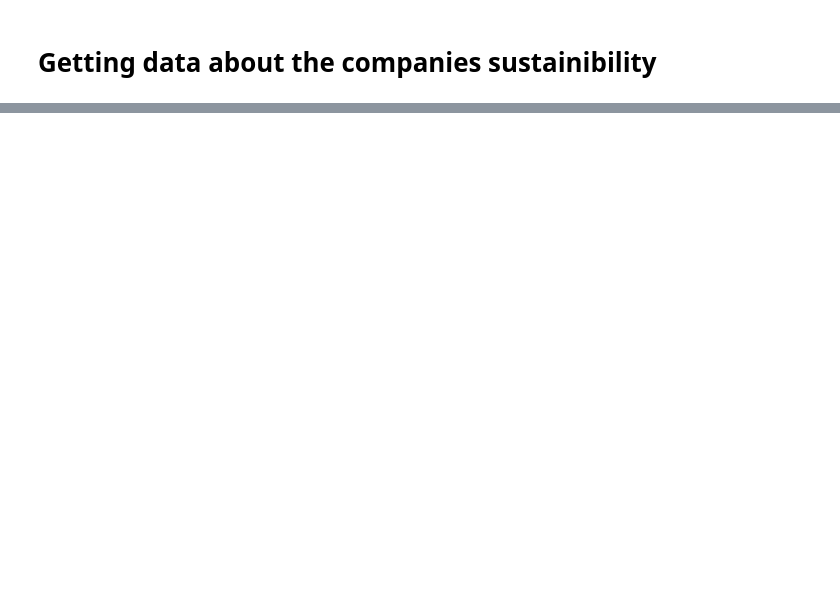
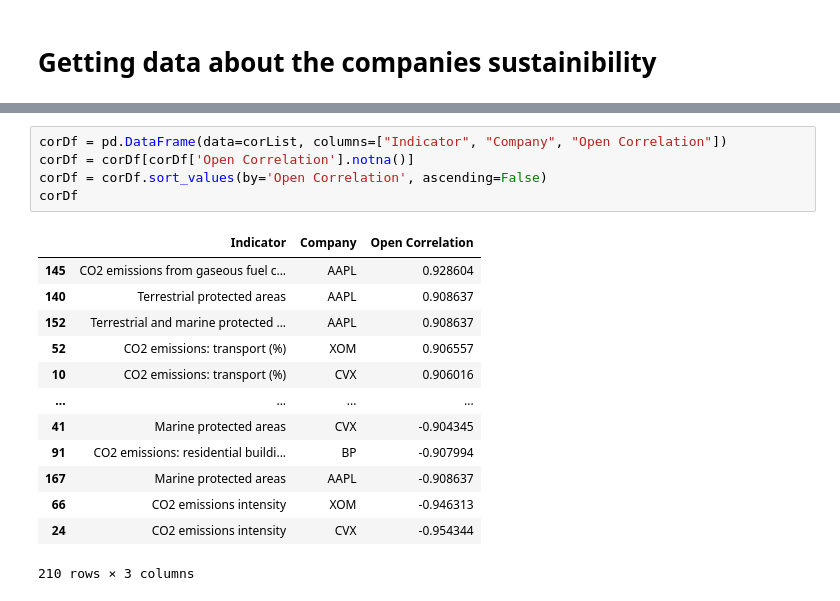
Before and after one commit to banrovegrie/Nostradamus, a Jupyter notebook: src/Nostradamus.ipynb, the cells around one changed output, grey strips where cells are left out. Cells and saved outputs as stored; diff of their text form; blank space fills up the shorter version.

```diff
--- a/src/Nostradamus.ipynb
+++ b/src/Nostradamus.ipynb
@@ -360,0 +403,19 @@ See the caveats in the documentation: https://pandas.pydata.org/pandas-docs/stab
+# %%
+corDf = pd.DataFrame(data=corList, columns=["Indicator", "Company", "Open Correlation"])
+corDf = corDf[corDf['Open Correlation'].notna()]
+corDf = corDf.sort_values(by='Open Correlation', ascending=False)
+corDf
+# %% [output]
+|  | Indicator | Company | Open Correlation |
+| 145 | CO2 emissions from gaseous fuel c... | AAPL | 0.928604 |
+| 140 | Terrestrial protected areas | AAPL | 0.908637 |
+| 152 | Terrestrial and marine protected ... | AAPL | 0.908637 |
+| 52 | CO2 emissions: transport (%) | XOM | 0.906557 |
+| 10 | CO2 emissions: transport (%) | CVX | 0.906016 |
+| ... | ... | ... | ... |
+| 41 | Marine protected areas | CVX | -0.904345 |
+| 91 | CO2 emissions: residential buildi... | BP | -0.907994 |
+| 167 | Marine protected areas | AAPL | -0.908637 |
+| 66 | CO2 emissions intensity | XOM | -0.946313 |
+| 24 | CO2 emissions intensity | CVX | -0.954344 |
+210 rows × 3 columns
```
Also changed, not shown: parts of 22 cells of this notebook.
